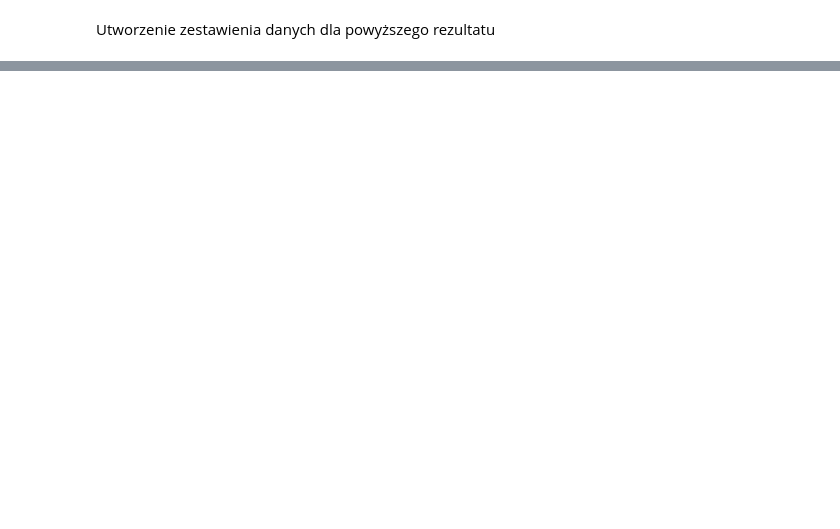
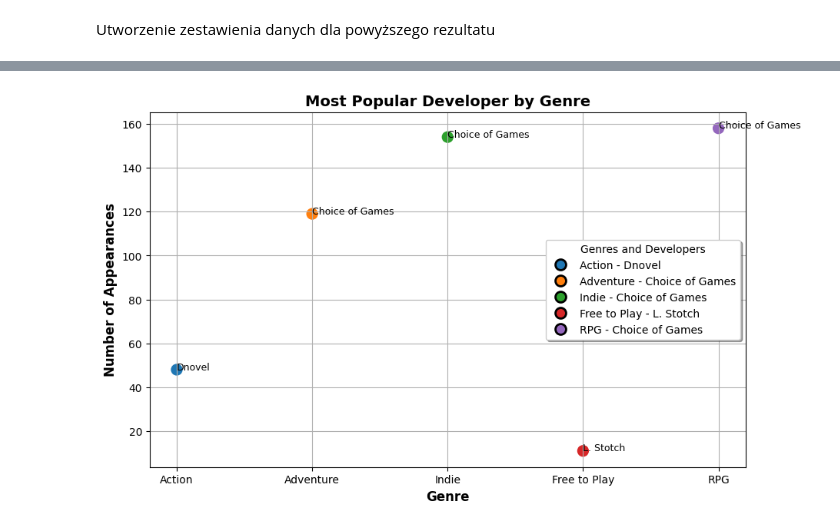
Before and after one commit to JohnnyArachnid/WizualizacjaDanych2024, a Jupyter notebook: Projekt.ipynb, the cells around one changed output, grey strips where cells are left out. Drawn from its saved outputs; the diff is of its cells as text; code cells hidden in the pictures; blank space fills up the shorter version.

```diff
--- a/Projekt.ipynb
+++ b/Projekt.ipynb
@@ -218,0 +251,40 @@ Utworzenie zestawienia danych dla powyższego rezultatu
+# %%
+# Inicjalizacja list dla deweloperów i liczby wystąpień
+developers = []
+appearances = []
+genres = []
+
+# Przechodzenie przez dane i dodawanie do list
+for genre_name, data in genre_data.items():
+    developers.append(data['average_developer'])
+    appearances.append(data['average_developer_appearances'])
+    genres.append(genre_name.replace("+", " "))
+
+# Tworzenie wykresu chmury punktów
+plt.figure(figsize=(10, 6))
+colors = plt.cm.tab10(range(len(developers)))  # Zróżnicowanie kolorów
+scatter = plt.scatter(genres, appearances, c=colors, s=100)
+
+# Dodanie siatki
+plt.grid(True)
+
+# Dodanie etykiet do punktów
+for i, txt in enumerate(developers):
+    plt.annotate(txt, (genres[i], appearances[i]), fontsize=9)
+
+# Tworzenie niestandardowej legendy
+legend_elements = [Line2D([0], [0], marker='o', color='w', label=f'{genres[i]} - {developers[i]}',
+                          markerfacecolor=colors[i], markersize=10, markeredgewidth=2, markeredgecolor='black') for i in range(len(developers))]
+
+# Dodanie legendy w po prawej stronie z tłem
+plt.legend(handles=legend_elements, loc='right', title='Genres and Developers', fancybox=True, shadow=True)
+
+# Etykiety osi i tytuł wykresu
+plt.xlabel('Genre', fontsize=12, fontweight='bold')
+plt.ylabel('Number of Appearances', fontsize=12, fontweight='bold')
+plt.title('Most Popular Developer by Genre', fontsize=14, fontweight='bold')
+
+# Wyświetlenie wykresu
+plt.show()
+# %% [output]
+[figure, added]
```
Also changed, not shown: parts of 7 cells of this notebook.
